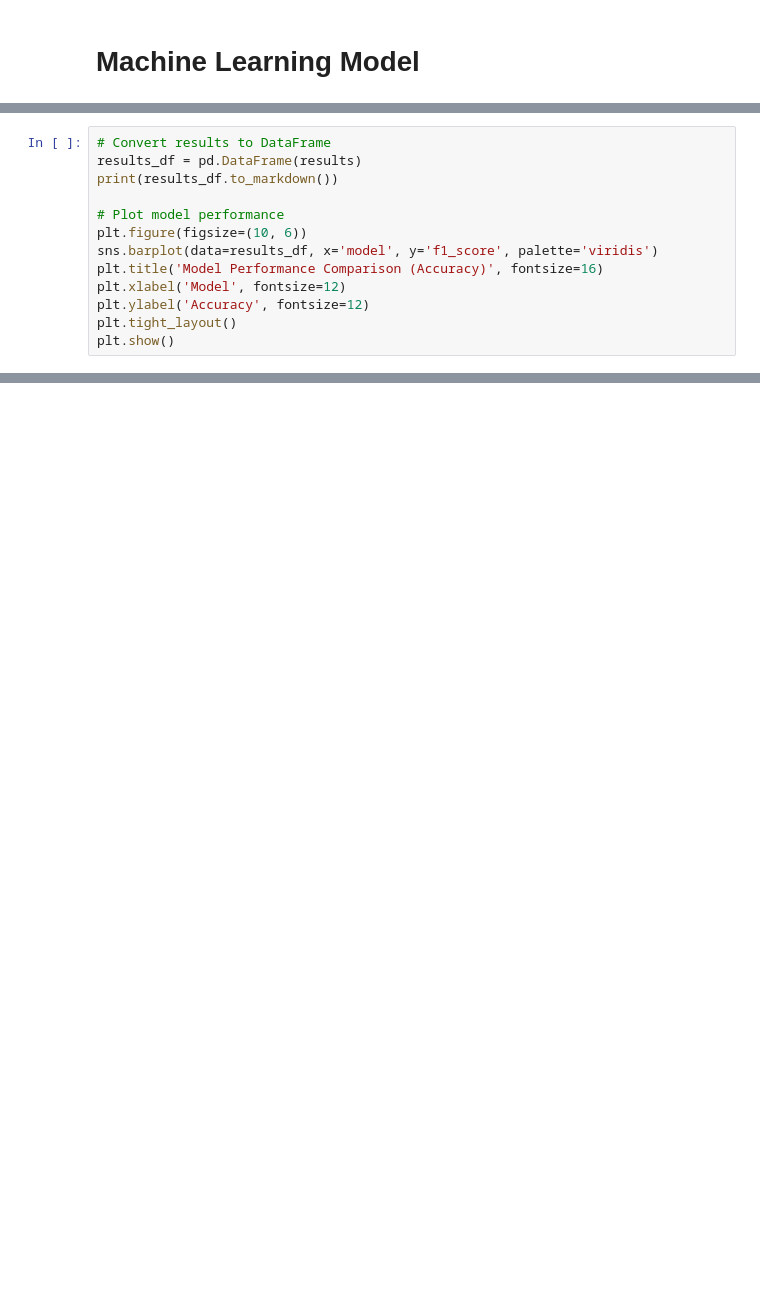
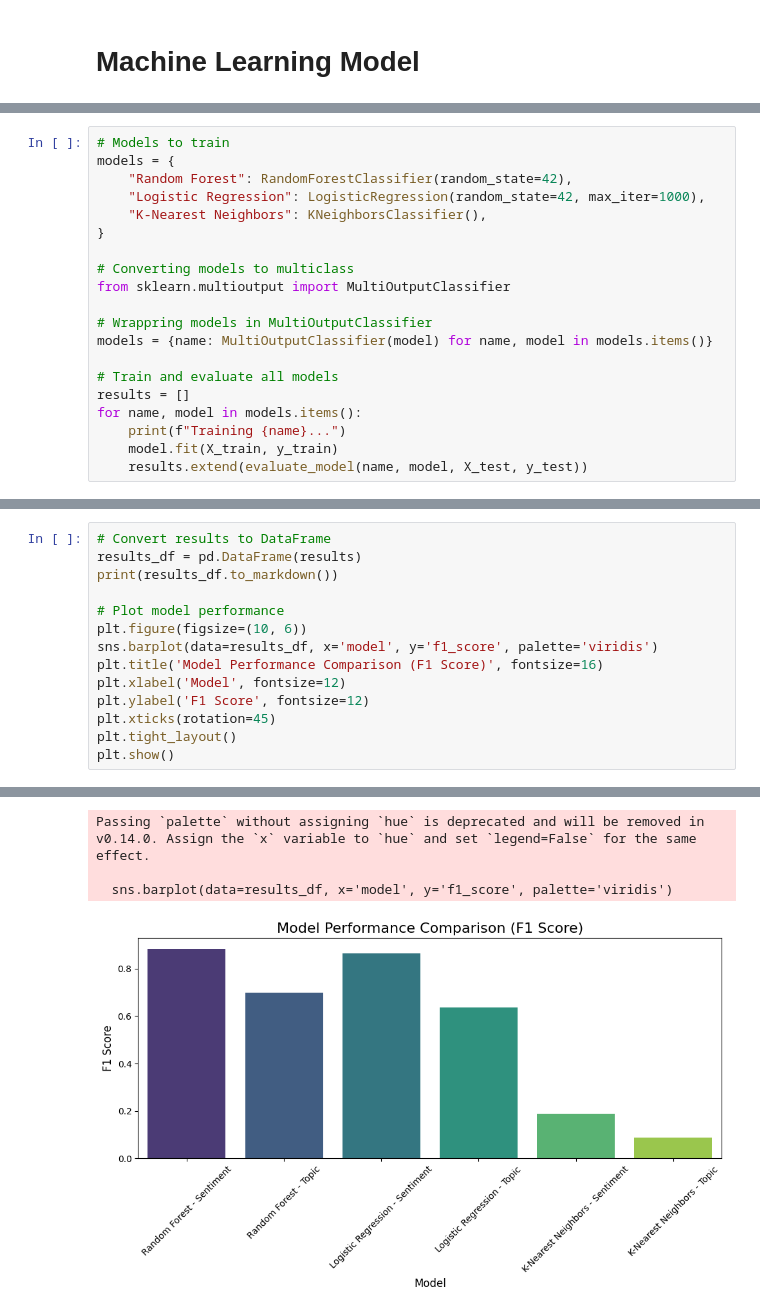
Before and after one commit to musahussain1/Mobile-Phone-Review-Aspect-Based-Sentiment-Analysis-Project, a Jupyter notebook: Code/Aspect_Based_Sentiment_Analysis.ipynb, the cells around one changed output, grey strips where cells are left out. Cells and saved outputs as stored; diff of their text form; blank space fills up the shorter version.

```diff
--- a/Code/Aspect_Based_Sentiment_Analysis.ipynb
+++ b/Code/Aspect_Based_Sentiment_Analysis.ipynb
@@ -396,0 +550,20 @@ for name, model in models.items():
+# %%
+# Models to train
+models = {
+    "Random Forest": RandomForestClassifier(random_state=42),
+    "Logistic Regression": LogisticRegression(random_state=42, max_iter=1000),
+    "K-Nearest Neighbors": KNeighborsClassifier(),
+}
+
+# Converting models to multiclass
+from sklearn.multioutput import MultiOutputClassifier
+
+# Wrappring models in MultiOutputClassifier
+models = {name: MultiOutputClassifier(model) for name, model in models.items()}
+
+# Train and evaluate all models
+results = []
+for name, model in models.items():
+    print(f"Training {name}...")
+    model.fit(X_train, y_train)
+    results.extend(evaluate_model(name, model, X_test, y_test))
@@ -402,8 +693,10 @@ print(results_df.to_markdown())
 # Plot model performance
 plt.figure(figsize=(10, 6))
 sns.barplot(data=results_df, x='model', y='f1_score', palette='viridis')
-plt.title('Model Performance Comparison (Accuracy)', fontsize=16)
+plt.title('Model Performance Comparison (F1 Score)', fontsize=16)
 plt.xlabel('Model', fontsize=12)
-plt.ylabel('Accuracy', fontsize=12)
+plt.ylabel('F1 Score', fontsize=12)
+plt.xticks(rotation=45)
 plt.tight_layout()
 plt.show()
+# %% [output]
@@ -410 +711,5 @@ plt.show()
+Passing `palette` without assigning `hue` is deprecated and will be removed in v0.14.0. Assign the `x` variable to `hue` and set `legend=False` for the same effect.
+
+  sns.barplot(data=results_df, x='model', y='f1_score', palette='viridis')
+[figure, added]
 # %% [markdown]
```
Also changed, not shown: parts of 40 cells of this notebook.
